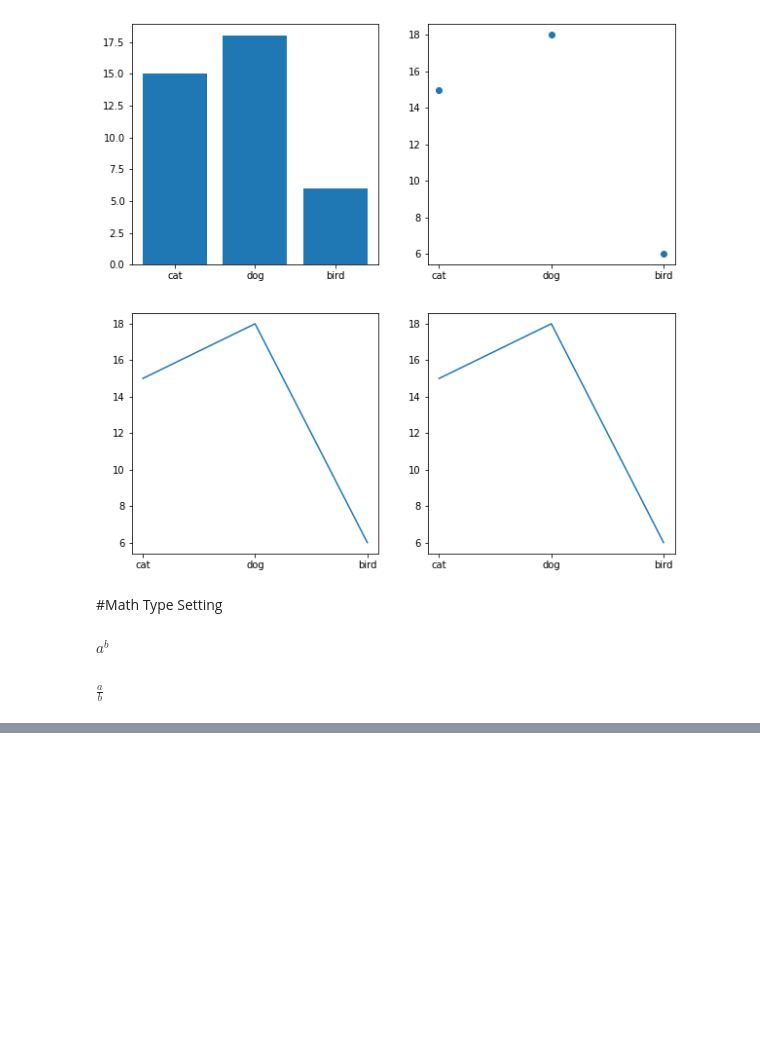
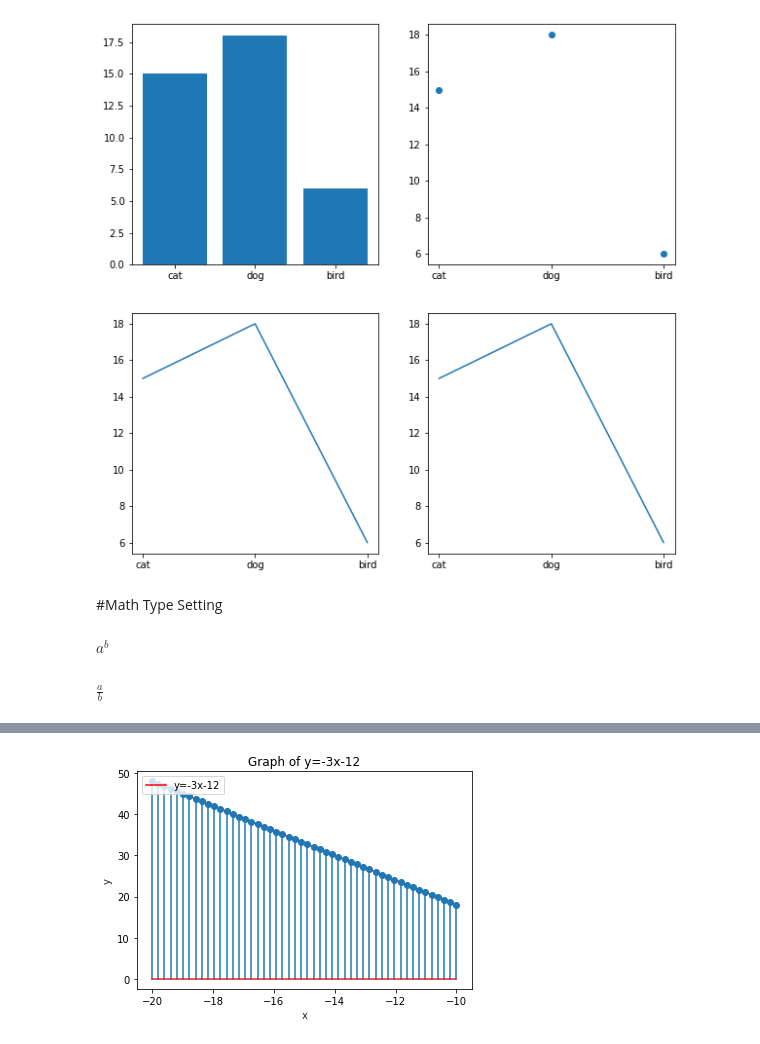
Before and after one commit to sophiadto1/Data-Science, a Jupyter notebook: delaTorre_Orosz_Lab_1.ipynb, the cells around one changed output, grey strips where cells are left out. Drawn from its saved outputs; the diff is of its cells as text; code cells hidden in the pictures; blank space fills up the shorter version.

```diff
--- a/delaTorre_Orosz_Lab_1.ipynb
+++ b/delaTorre_Orosz_Lab_1.ipynb
@@ -310,0 +346,14 @@ $\frac{a}{b}$
+# %%
+x=np.linspace(-20,-10)
+y=-3*x-12
+
+plt.plot(x, y, 'r', label='y=-3x-12')
+plt.title('Graph of y=-3x-12')
+plt.xlabel('x', color='#1C2833')
+plt.ylabel('y', color='#1C2833')
+plt.legend(loc='upper left')
+
+plt.stem(x, y)
+plt.show()
+# %% [output]
+[figure, added]
```
Also changed, not shown: parts of 10 cells of this notebook.
